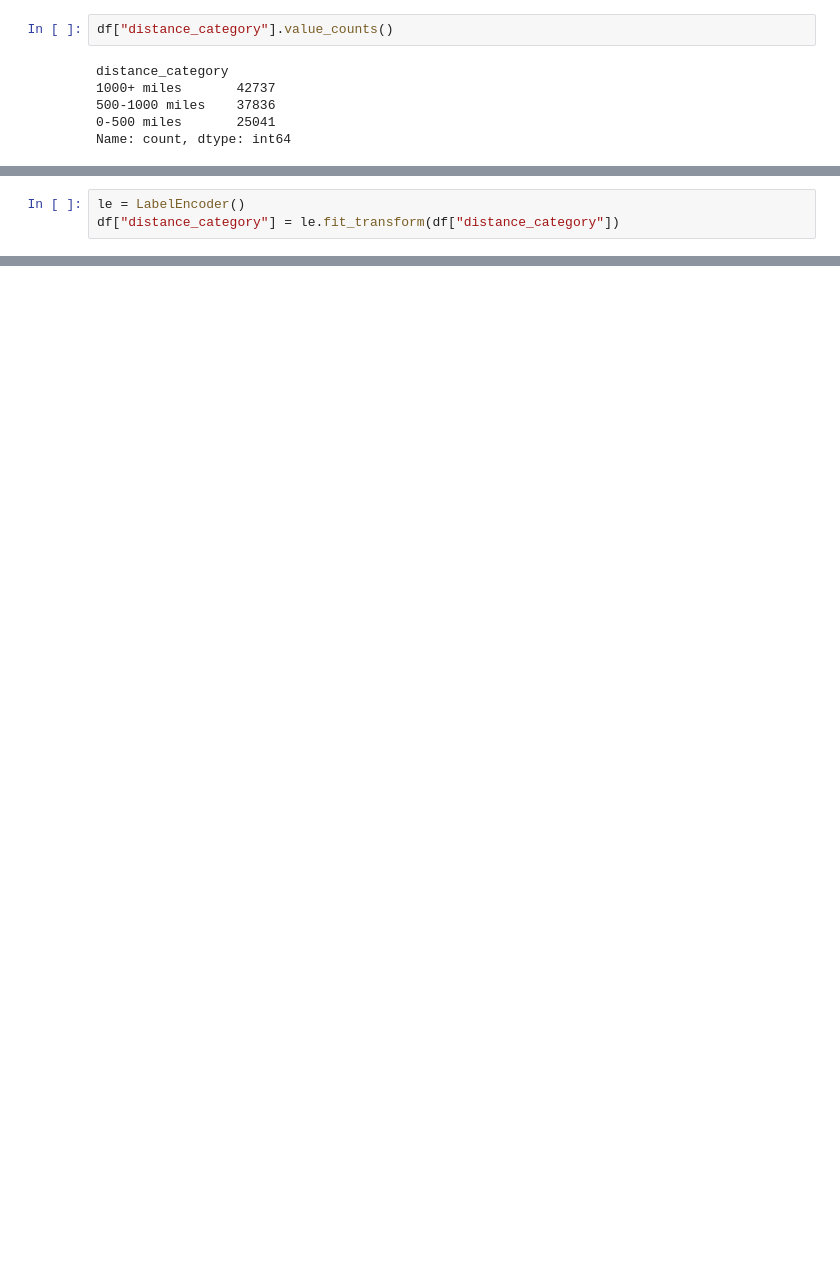
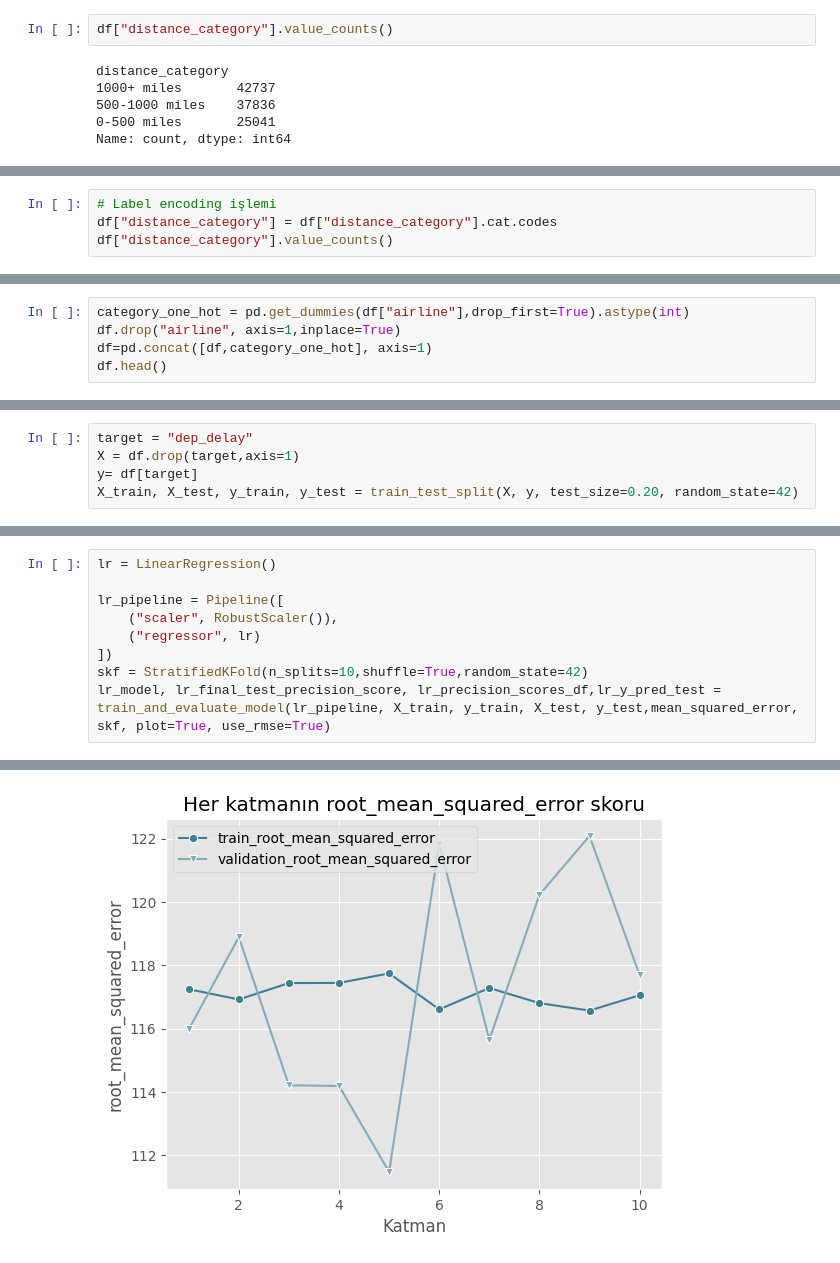
Before and after one commit to kntvrl/flights_project, a Jupyter notebook: project_notebook_ds.ipynb, the cells around one changed output, grey strips where cells are left out. Drawn from its saved outputs; the diff is of its cells as text; blank space fills up the shorter version.

Commit message:
linear_regresyon_modeli oluşturuldu

```diff
--- a/project_notebook_ds.ipynb
+++ b/project_notebook_ds.ipynb
@@ -1376,3 +1374,0 @@ df["distance_category"].dtype
-# %%
-le = LabelEncoder()
-df["distance_category"] = le.fit_transform(df["distance_category"])
@@ -1378,0 +1379,4 @@ df["distance_category"] = le.fit_transform(df["distance_category"])
+# %%
+# Label encoding işlemi
+df["distance_category"] = df["distance_category"].cat.codes
+df["distance_category"].value_counts()
@@ -1378,0 +1394,5 @@ df["distance_category"] = le.fit_transform(df["distance_category"])
+# %%
+category_one_hot = pd.get_dummies(df["airline"],drop_first=True).astype(int)
+df.drop("airline", axis=1,inplace=True)
+df=pd.concat([df,category_one_hot], axis=1)
+df.head()
@@ -1378,0 +1539,5 @@ df["distance_category"] = le.fit_transform(df["distance_category"])
+# %%
+target = "dep_delay"
+X = df.drop(target,axis=1)
+y= df[target]
+X_train, X_test, y_train, y_test = train_test_split(X, y, test_size=0.20, random_state=42)
@@ -1378,0 +1564,10 @@ df["distance_category"] = le.fit_transform(df["distance_category"])
+# %%
+lr = LinearRegression()
+
+lr_pipeline = Pipeline([
+    ("scaler", RobustScaler()),
+    ("regressor", lr)
+])
+skf = StratifiedKFold(n_splits=10,shuffle=True,random_state=42)
+lr_model, lr_final_test_precision_score, lr_precision_scores_df,lr_y_pred_test = train_and_evaluate_model(lr_pipeline, X_train, y_train, X_test, y_test,mean_squared_error, skf, plot=True, use_rmse=True)
+# %% [output]
@@ -1378,0 +1591 @@ df["distance_category"] = le.fit_transform(df["distance_category"])
+[figure, added]
```
Also changed, not shown: parts of 21 cells of this notebook.
